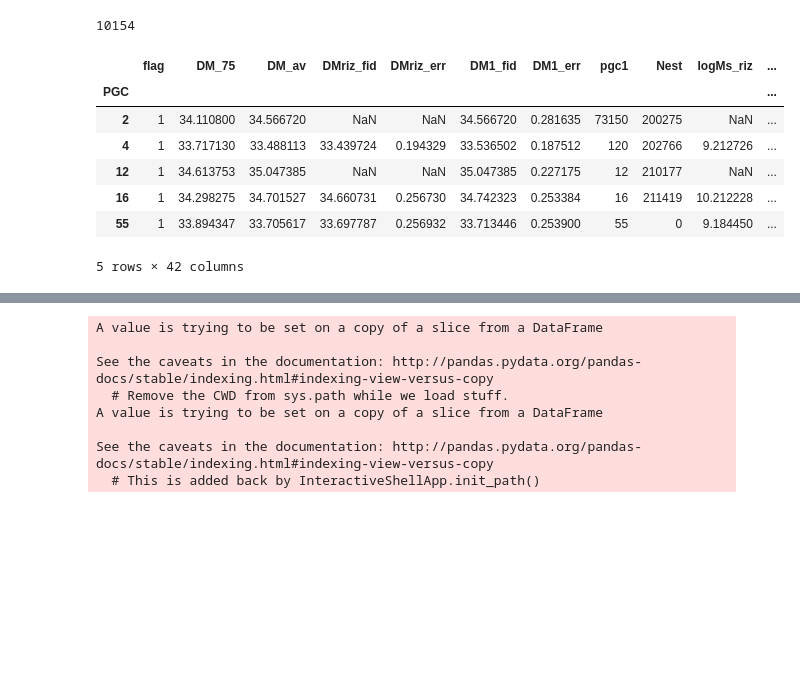
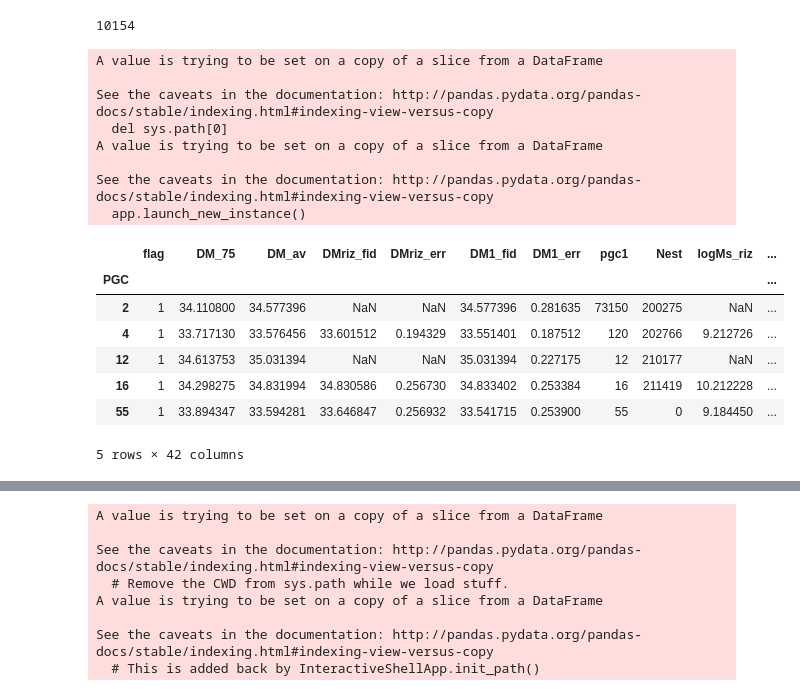
Before and after one commit to ekourkchi/test_TFRcatal, a Jupyter notebook: compare_BTFR_OP_IR.ipynb, the cells around one changed output, grey strips where cells are left out. Drawn from its saved outputs; the diff is of its cells as text; code cells hidden in the pictures; blank space fills up the shorter version.

```diff
--- a/compare_BTFR_OP_IR.ipynb
+++ b/compare_BTFR_OP_IR.ipynb
@@ -63,7 +63,7 @@ def set_axes(ax, xlim=None, ylim=None, fontsize=16, twinx=True, twiny=True, mino
 
         return x_ax, y_ax
 # %%
-df = pd.read_csv("BTFR_riz_distances.csv", sep=',')
+df = pd.read_csv("BTFR_riz_distances_noCorrection.csv", sep=',')
 
 for col in df.columns:
     newcol = col.strip()
@@ -83,5 +83,5 @@ driz.head()
 # %%
-df = pd.read_csv("BTFR_W1_distances.csv", sep=',')
+df = pd.read_csv("BTFR_W1_distances_noCorrection.csv", sep=',')
 
 for col in df.columns:
     newcol = col.strip()
@@ -180,6 +180,13 @@ adhi_list = [5072, 9670, 49734, 51401, 1737674, 3091777, 5807477]
 df_paper.loc[adhi_list]['flag'] = 0
 
 df_paper['DM_av'] = df_paper[['DMriz_fid', 'DM1_fid']].mean(axis=1)
+
+indx = (df_paper.Qs<3) & (df_paper.Qw>=3)
+df_paper['DM_av'][indx] = df_paper['DM1_fid'][indx]
+
+indx = (df_paper.Qs>=3) & (df_paper.Qw<3)
+df_paper['DM_av'][indx] = df_paper['DMriz_fid'][indx]
+
 df_paper['Dav'] = 10**((df_paper.DM_av-25)/5.)
 
 df_paper['DM_75'] = df_paper[['DM_75_riz', 'DM_75_w1']].mean(axis=1)
@@ -212,39 +219,47 @@ df_paper["DMriz_err"] = np.sqrt((0.017*(df_paper['logWimx']-2.5))**2 + (3.250*df
 df_paper["DM1_err"] = np.sqrt((0.027*(df_paper['logWimx']-2.5))**2 + (3.316*df_paper['logWimx_e'])**2 + 0.030**2 + 0.05**2)/0.4 + 0*df["DM1_fid"]
 
 
 cols = ["flag", "DM_75", "DM_av", "DMriz_fid", "DMriz_err", "DM1_fid", "DM1_err"]
 cols += ['pgc1', 'Nest']
 cols += ['logMs_riz', 'logMs_W1']
 cols += ['logMgas', 'logMb']
 cols += ['Vh', 'Vls', 'V3k', 'Vmod', 'f_cosmology']
 cols += ['logWimx', 'logWimx_e', 'F21', 'eF21', 'inc', 'inc_e']
 cols += ['ggg', 'rrr', 'iii', 'zzz', 'w1']
 cols += ['Qs', 'Qw']
 cols += ['RA', 'DEC', 'gl', 'gb', 'sgl', 'sgb', 'Nkt', 'N15', 'sglg', 'sgbg', 'Vmodg']
 
 df_paper = df_paper[cols]
 
 
 # df_paper = df_paper.rename(columns={"V3k_old":"V3k"})
 # df_paper = df_paper.rename(columns={"Vmod_old":"Vmod"})
 
 df_paper.ggg[df_paper.ggg.astype(np.float64)<=0]=-1000000
 df_paper.rrr[df_paper.rrr.astype(np.float64)<=0]=-1000000
 df_paper.iii[df_paper.iii.astype(np.float64)<=0]=-1000000
 df_paper.zzz[df_paper.zzz.astype(np.float64)<=0]=-1000000
 df_paper.w1[df_paper.w1.astype(np.float64)<=0]=-1000000
 
 
 df_paper.head()
 # %% [output]
+A value is trying to be set on a copy of a slice from a DataFrame
+
+See the caveats in the documentation: http://pandas.pydata.org/pandas-docs/stable/indexing.html#indexing-view-versus-copy
+  del sys.path[0]
+A value is trying to be set on a copy of a slice from a DataFrame
+
+See the caveats in the documentation: http://pandas.pydata.org/pandas-docs/stable/indexing.html#indexing-view-versus-copy
+  app.launch_new_instance()
 |  | flag | DM_75 | DM_av | DMriz_fid | DMriz_err | DM1_fid | DM1_err | pgc1 | Nest | logMs_riz | ... |
 | PGC |  |  |  |  |  |  |  |  |  |  | ... |
-| 2 | 1 | 34.110800 | 34.566720 | NaN | NaN | 34.566720 | 0.281635 | 73150 | 200275 | NaN | ... |
-| 4 | 1 | 33.717130 | 33.488113 | 33.439724 | 0.194329 | 33.536502 | 0.187512 | 120 | 202766 | 9.212726 | ... |
-| 12 | 1 | 34.613753 | 35.047385 | NaN | NaN | 35.047385 | 0.227175 | 12 | 210177 | NaN | ... |
-| 16 | 1 | 34.298275 | 34.701527 | 34.660731 | 0.256730 | 34.742323 | 0.253384 | 16 | 211419 | 10.212228 | ... |
-| 55 | 1 | 33.894347 | 33.705617 | 33.697787 | 0.256932 | 33.713446 | 0.253900 | 55 | 0 | 9.184450 | ... |
+| 2 | 1 | 34.110800 | 34.577396 | NaN | NaN | 34.577396 | 0.281635 | 73150 | 200275 | NaN | ... |
+| 4 | 1 | 33.717130 | 33.576456 | 33.601512 | 0.194329 | 33.551401 | 0.187512 | 120 | 202766 | 9.212726 | ... |
+| 12 | 1 | 34.613753 | 35.031394 | NaN | NaN | 35.031394 | 0.227175 | 12 | 210177 | NaN | ... |
+| 16 | 1 | 34.298275 | 34.831994 | 34.830586 | 0.256730 | 34.833402 | 0.253384 | 16 | 211419 | 10.212228 | ... |
+| 55 | 1 | 33.894347 | 33.594281 | 33.646847 | 0.256932 | 33.541715 | 0.253900 | 55 | 0 | 9.184450 | ... |
-5 rows × 42 columns
+5 rows × 42 columns
 # %%
 df_paper.loc.__setitem__((90661, ('DM1_fid')), np.nan)
 df_paper.loc.__setitem__((90661, ('DM1_err')), np.nan)
```
Also changed, not shown: parts of 19 cells of this notebook, 2 other files.
